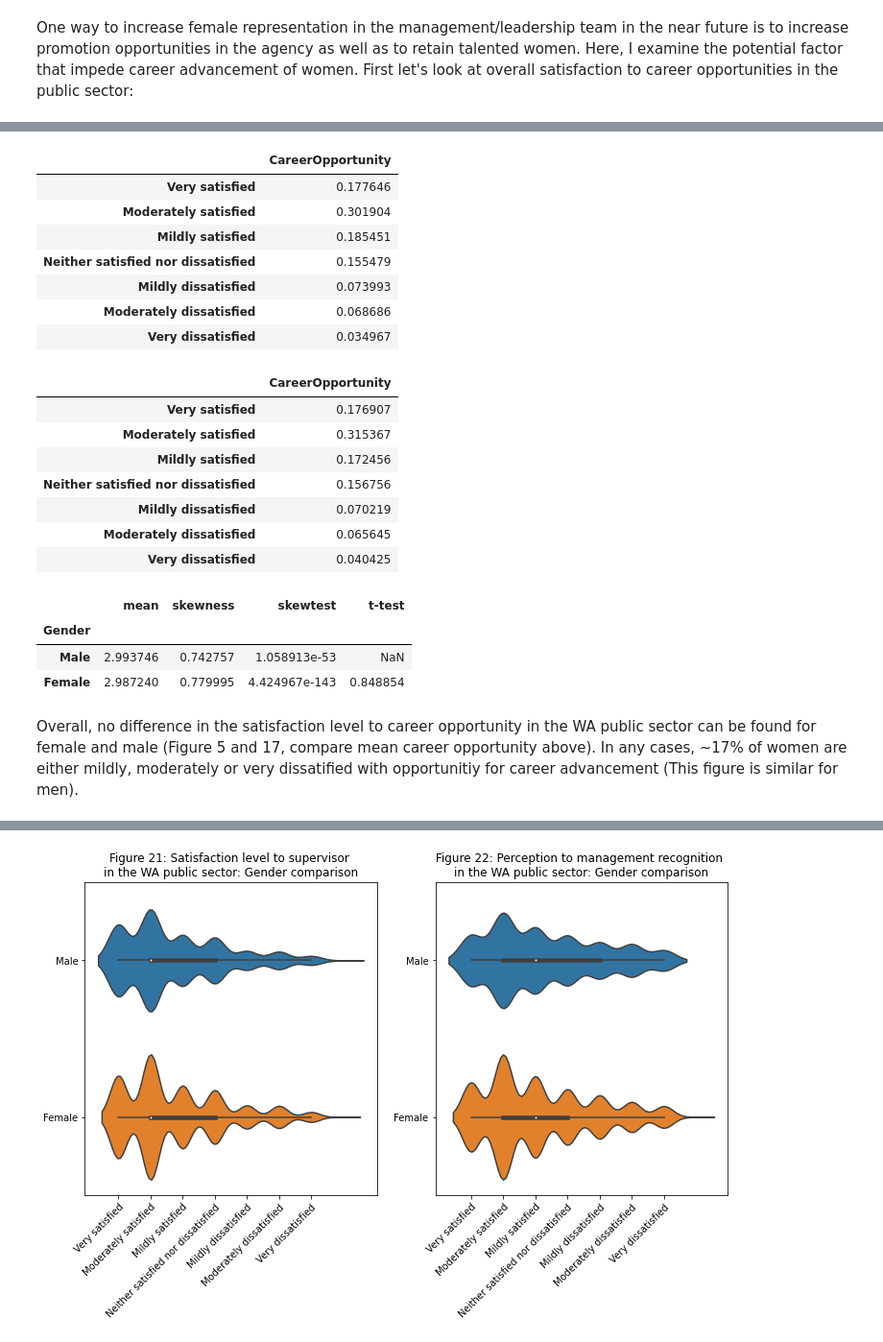
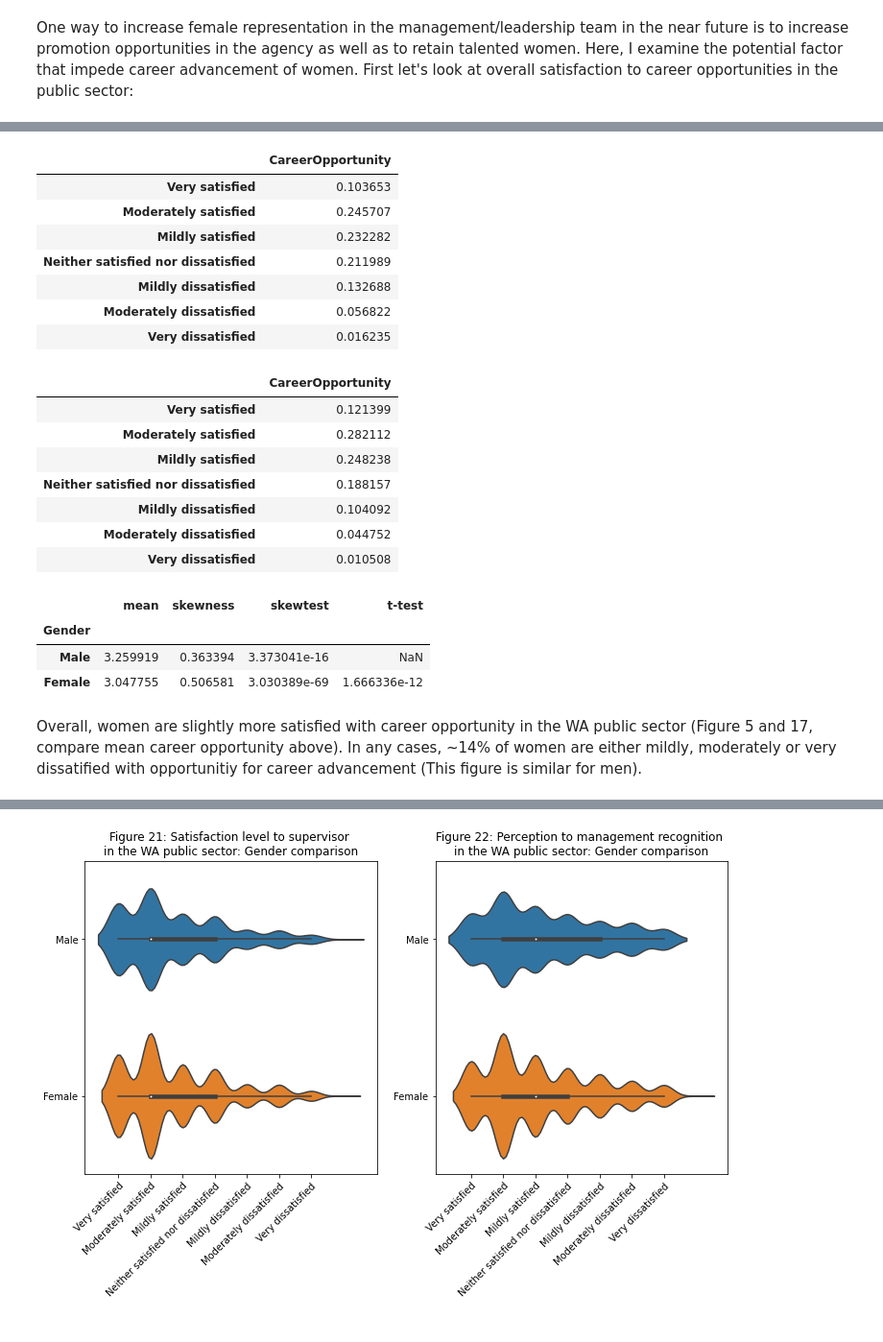
Before and after one commit to alex-cplee/WA-Public-Service-Perception-2015, a Jupyter notebook: SurveyData.ipynb, the cells around one changed output, grey strips where cells are left out. Shown at 96% size. Drawn from its saved outputs; the diff is of its cells as text; code cells hidden in the pictures.

```diff
--- a/SurveyData.ipynb
+++ b/SurveyData.ipynb
@@ -909,7 +909,7 @@ aggregated_data['Teamwork'] = round(aggregated_data[['B3a','B3b', 'B3c', 'B3d']]
 aggregated_data['Job_Satisfaction'] = round(aggregated_data[['A2a','A2b','A2c','A2d']].mean(axis=1),0)
 
 #Cluster 3
-aggregated_data['CareerOpportunity'] = round(aggregated_data[['B1a','B1b','B2a', 'B2b', 'B2c', 'B2d']].mean(axis=1),0)
+aggregated_data['CareerOpportunity'] = round(aggregated_data[['B4a', 'B4b', 'A3d', 'A3e', 'A2g', 'A2h', 'B4d']].mean(axis=1),0)
 
 #Clster 4
 aggregated_data['WorkLife_Balance'] = round(aggregated_data[['A3f','A3g','A3h']].mean(axis=1),0)
@@ -2303,31 +2303,31 @@ plt.show()
 # %%
 CO_male = summary_table_modifed[summary_table_modifed['Gender'] == 'Male']['CareerOpportunity'].value_counts(normalize=True)
 CO_female = summary_table_modifed[summary_table_modifed['Gender'] == 'Female']['CareerOpportunity'].value_counts(normalize=True)
 
-CO_male = CO_male.to_frame().iloc[[2,0,1,3,4,5,6],:]
-CO_female = CO_female.to_frame().iloc[[1,0,2,3,4,5,6],:]
+CO_male = CO_male.to_frame().iloc[[4,0,1,2,3,5,6],:]
+CO_female = CO_female.to_frame().iloc[[3,0,1,2,4,5,6],:]
 
 CO_male
 # %% [output]
 |  | CareerOpportunity |
-| Very satisfied | 0.177646 |
-| Moderately satisfied | 0.301904 |
-| Mildly satisfied | 0.185451 |
-| Neither satisfied nor dissatisfied | 0.155479 |
-| Mildly dissatisfied | 0.073993 |
-| Moderately dissatisfied | 0.068686 |
-| Very dissatisfied | 0.034967 |
+| Very satisfied | 0.103653 |
+| Moderately satisfied | 0.245707 |
+| Mildly satisfied | 0.232282 |
+| Neither satisfied nor dissatisfied | 0.211989 |
+| Mildly dissatisfied | 0.132688 |
+| Moderately dissatisfied | 0.056822 |
+| Very dissatisfied | 0.016235 |
 # %%
 CO_female
 # %% [output]
 |  | CareerOpportunity |
-| Very satisfied | 0.176907 |
-| Moderately satisfied | 0.315367 |
-| Mildly satisfied | 0.172456 |
-| Neither satisfied nor dissatisfied | 0.156756 |
-| Mildly dissatisfied | 0.070219 |
-| Moderately dissatisfied | 0.065645 |
-| Very dissatisfied | 0.040425 |
+| Very satisfied | 0.121399 |
+| Moderately satisfied | 0.282112 |
+| Mildly satisfied | 0.248238 |
+| Neither satisfied nor dissatisfied | 0.188157 |
+| Mildly dissatisfied | 0.104092 |
+| Moderately dissatisfied | 0.044752 |
+| Very dissatisfied | 0.010508 |
 # %%
 CO_male_num = summary_table[summary_table['Gender']=='Male']['CareerOpportunity']
 CO_female_num = summary_table[summary_table['Gender']=='Female']['CareerOpportunity']
@@ -2338,10 +2338,10 @@ pd.concat([Stat_summary.loc['CareerOpportunity',:].reset_index().drop(columns='l
 # %% [output]
 |  | mean | skewness | skewtest | t-test |
 | Gender |  |  |  |  |
-| Male | 2.993746 | 0.742757 | 1.058913e-53 | NaN |
-| Female | 2.987240 | 0.779995 | 4.424967e-143 | 0.848854 |
+| Male | 3.259919 | 0.363394 | 3.373041e-16 | NaN |
+| Female | 3.047755 | 0.506581 | 3.030389e-69 | 1.666336e-12 |
 # %% [markdown]
-Overall, no difference in the satisfaction level to career opportunity in the WA public sector can be found for female and male (Figure 5 and 17, compare mean career opportunity above). In any cases, ~17% of women are either mildly, moderately or very dissatified with opportunitiy for career advancement (This figure is similar for men).
+Overall, women are slightly more satisfied with career opportunity in the WA public sector (Figure 5 and 17, compare mean career opportunity above). In any cases, ~14% of women are either mildly, moderately or very dissatified with opportunitiy for career advancement (This figure is similar for men).
 # %%
 CO_female_Quit = pd.merge(Table_A4, summary_table[((summary_table['Gender'] == 'Female'))], how='inner', on=['ID','Gender','Education','AgencySize','Salary','ManagementTeam?'])
 CO_female_Quit = CO_female_Quit[CO_female_Quit['Response']=='Yes'].drop_duplicates(subset=['ID','Education'])
```
Also changed, not shown: parts of 10 cells of this notebook.
